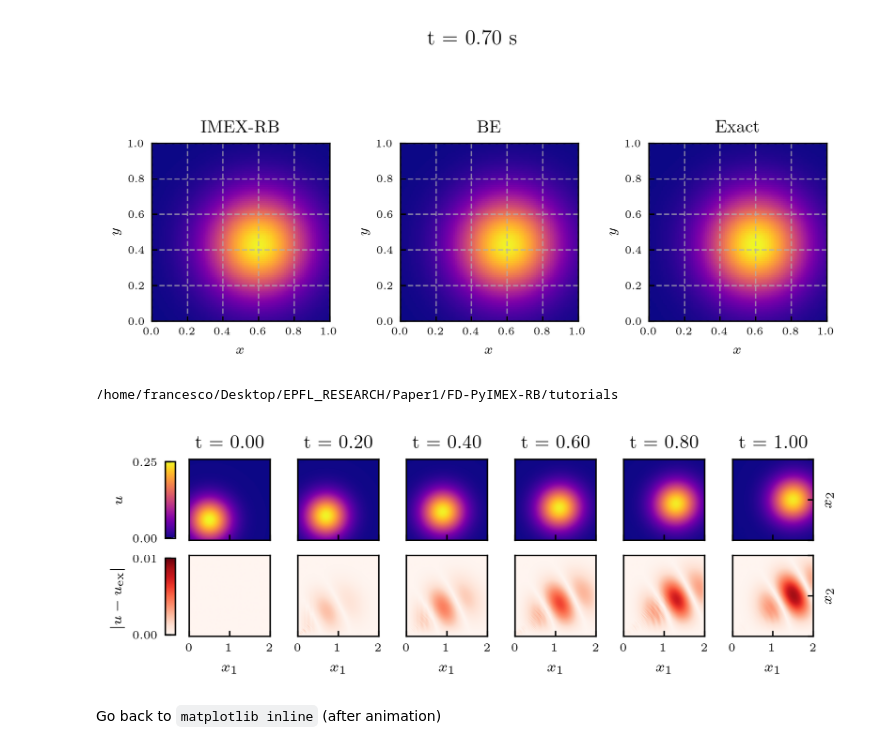
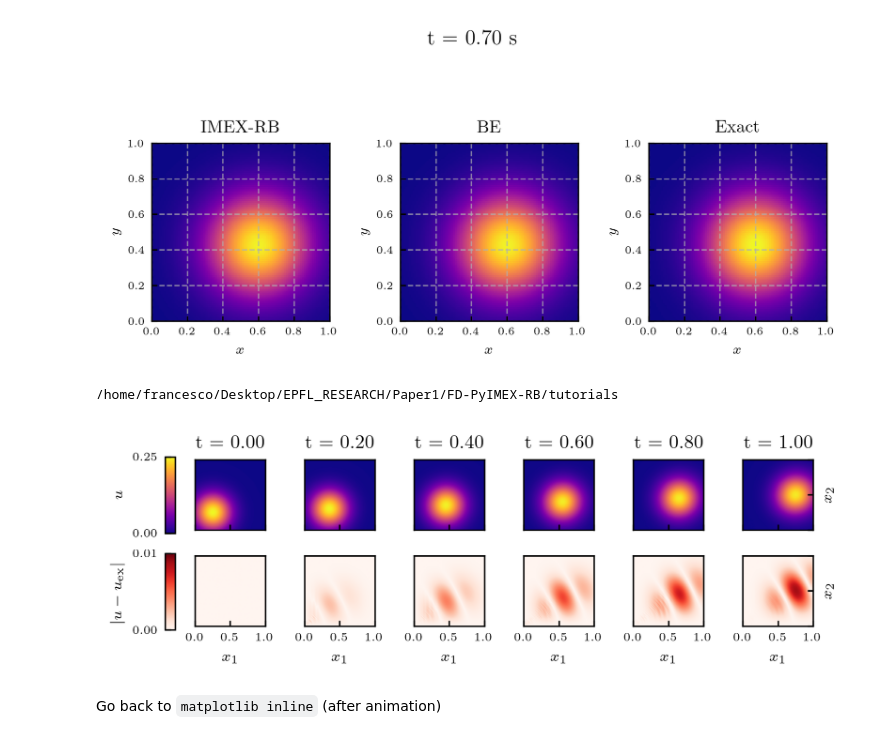
Before and after one commit to Fra-Sala/IMEX-RB, a Jupyter notebook: tutorials/advdiff2D.ipynb, the cells around one changed output. Cells and saved outputs as stored; diff of their text form; code cells hidden in the pictures.

```diff
--- a/tutorials/advdiff2D.ipynb
+++ b/tutorials/advdiff2D.ipynb
@@ -72,14 +72,14 @@ We can now integrate in time, to show the performance of IMEX-RB compared to cla
 # %%
 problem_name = "AdvDiff2D"
 
-mu = 0.02
-sigma = 0.5
+mu = 0.005
+sigma = 0.25
 
-Lx = 2
-Ly = 2
+Lx = 1
+Ly = 1
 
-vx = 1
-vy = 0.5
+vx = 0.5
+vy = 0.25
 
 t0 = 0.0
 tf = 1.0
@@ -89,7 +89,7 @@ Nx = 101
 Ny = 101
 
 # Define the problem object
-problem = AdvDiff2D(Nx, Ny, Lx, Ly, mu=mu, sigma=sigma, vx=vx, vy=vy, center=[0.5, 0.5])
+problem = AdvDiff2D(Nx, Ny, Lx, Ly, mu=mu, sigma=sigma, vx=vx, vy=vy, center=[0.25, 0.25])
 u0 = problem.initial_condition()
 # %%
 # Define path for saving plots and other variables
@@ -105,7 +105,7 @@ epsilon = 1.0 / cond_sparse(problem.A)
 # Define max dimension of subspace before subiterations
 maxsize = 10  # int(np.ceil(np.pow(problem.Nh, 1/3)))
 # Define max allowed enlargement during subiterations
-maxsubiter = 30
+maxsubiter = 100
 # %% [markdown]
 Let us have a look at the selected dimension for the subspace $\mathcal{V}_n$
 # %%
@@ -332,7 +332,7 @@ for n, t in enumerate(tvec[::K]):
     mappables[0].append(im1)
     mappables[1].append(im2)
 
-    axs[1, n].set_xticks([0, 1, 2])
+    axs[1, n].set_xticks([0, 0.5, 1])
     axs[1, n].set_xlabel("$x_1$")
 
     for ax in axs[:, n]:
@@ -341,7 +341,7 @@ for n, t in enumerate(tvec[::K]):
         if n == Kt - 1:
             ax.yaxis.tick_right()
             ax.yaxis.set_label_position('right')
-            ax.set_yticks([0, 1, 2])
+            ax.set_yticks([0, 0.5, 1])
             ax.set_ylabel("$x_2$")
 
     axs[0, n].set_title(f"t = {t:.2f}")
@@ -349,34 +349,34 @@ for n, t in enumerate(tvec[::K]):
 # Add colorbars for each row (on the left)
 for i in range(2):
 
     pos = axs[i, 0].get_position()
 
     if i == 0:
         cax = fig.add_axes([0, pos.y0 - 0.02, 0.015, pos.y1 - pos.y0 + 0.01])
     else:
         cax = fig.add_axes([0, pos.y0 + 0.065, 0.015, pos.y1 - pos.y0 + 0.01])
 
     if i == 0:
         cbar = fig.colorbar(mappables[i][0], cax=cax, orientation='vertical')
         cax.yaxis.set_ticks([0, 0.25])
         cbar.set_label(r'$u$')
     else:
         cbar = fig.colorbar(mappables[i][1], cax=cax, orientation='vertical')
         cax.yaxis.set_ticks([0, 0.01])
         cbar.set_label(r'$|u - u_{\mathrm{{ex}}}|$')
 
     cax.yaxis.set_ticks_position('left')
     cax.yaxis.set_label_position('left')
 
 # plt.tight_layout()
 # plt.show()
 
 print(os.getcwd())
 
 plt.savefig('advDiff2D_sol.pdf')
 # %% [output]
 /home/francesco/Desktop/EPFL_RESEARCH/Paper1/FD-PyIMEX-RB/tutorials
-[figure, old version]
+[figure, new version]
 # %% [markdown]
 Go back to `matplotlib inline` (after animation)
 # %%
```
Also changed, not shown: parts of 3 cells of this notebook, 3 other files.
